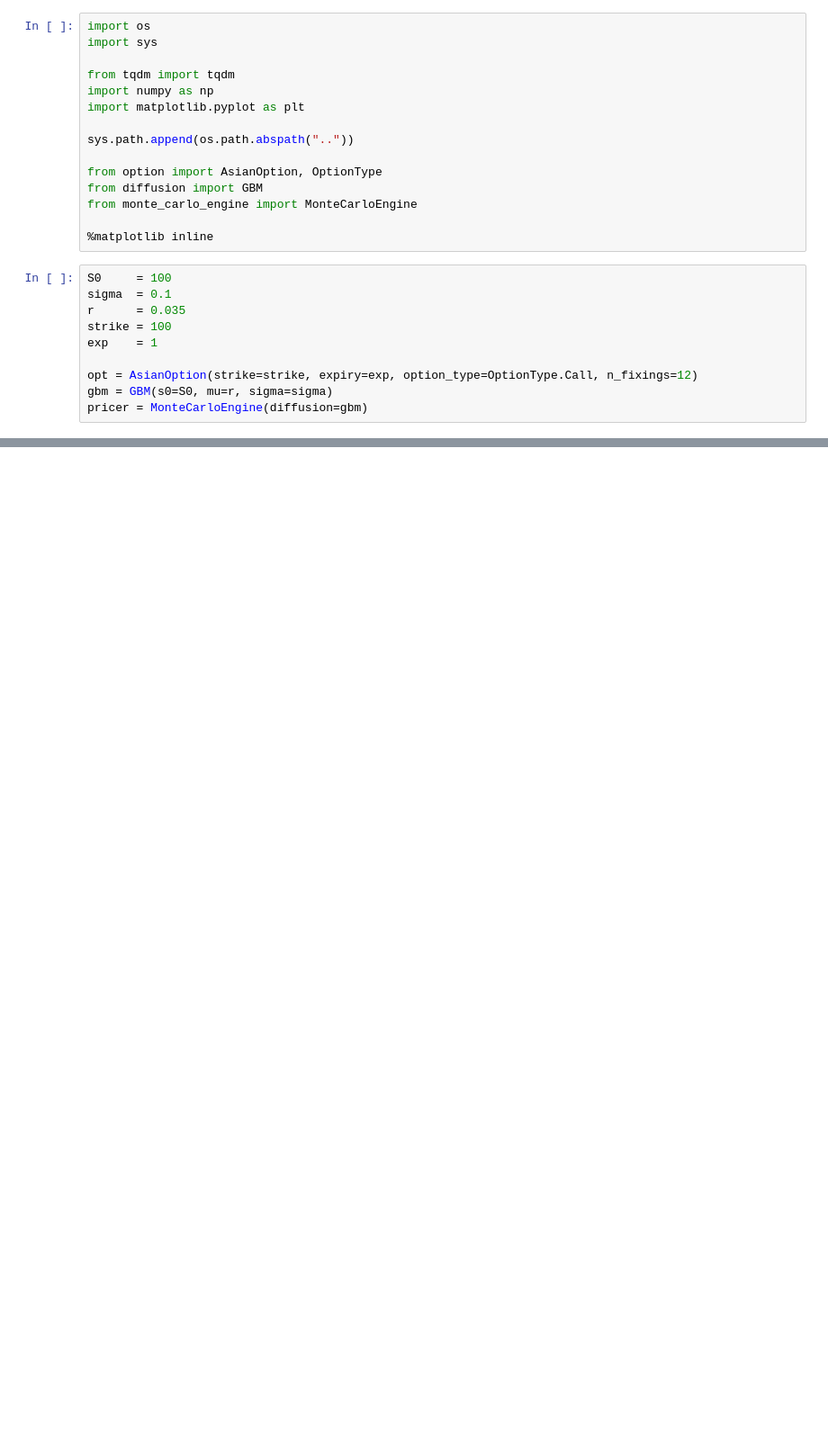
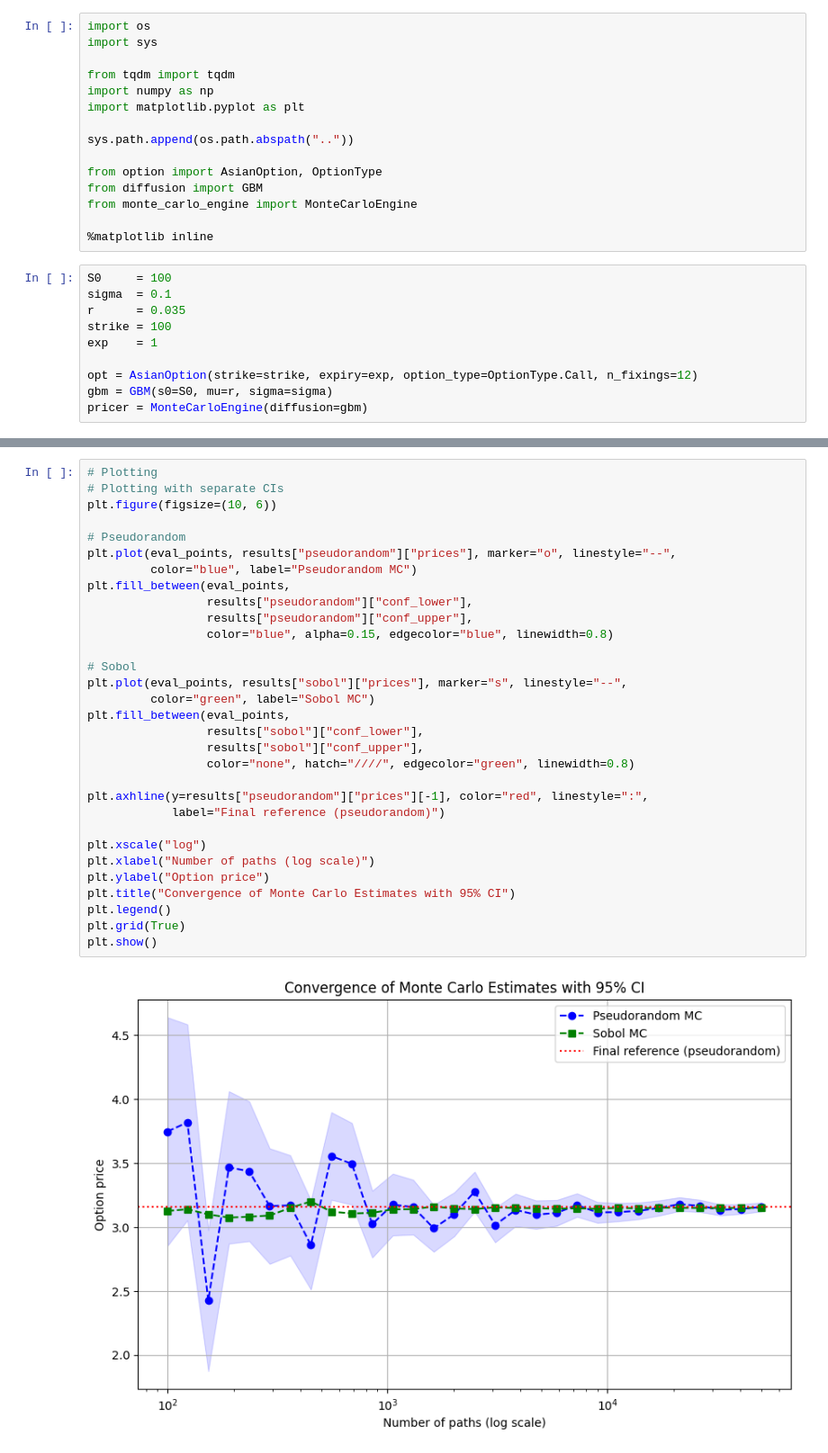
Before and after one commit to Seannnnnnnnnnn/option-hedging, a Jupyter notebook: notebooks/asian_option_pricing.ipynb, the cells around one changed output, grey strips where cells are left out. Shown at 90% size. Drawn from its saved outputs; the diff is of its cells as text; blank space fills up the shorter version.

Commit message:
removed unnecessary files, added SOBOL

```diff
--- a/notebooks/asian_option_pricing.ipynb
+++ b/notebooks/asian_option_pricing.ipynb
@@ -67,0 +97,33 @@ plt.show()
+# %%
+# Plotting
+# Plotting with separate CIs
+plt.figure(figsize=(10, 6))
+
+# Pseudorandom
+plt.plot(eval_points, results["pseudorandom"]["prices"], marker="o", linestyle="--",
+         color="blue", label="Pseudorandom MC")
+plt.fill_between(eval_points,
+                 results["pseudorandom"]["conf_lower"],
+                 results["pseudorandom"]["conf_upper"],
+                 color="blue", alpha=0.15, edgecolor="blue", linewidth=0.8)
+
+# Sobol
+plt.plot(eval_points, results["sobol"]["prices"], marker="s", linestyle="--",
+         color="green", label="Sobol MC")
+plt.fill_between(eval_points,
+                 results["sobol"]["conf_lower"],
+                 results["sobol"]["conf_upper"],
+                 color="none", hatch="////", edgecolor="green", linewidth=0.8)
+
+plt.axhline(y=results["pseudorandom"]["prices"][-1], color="red", linestyle=":",
+            label="Final reference (pseudorandom)")
+
+plt.xscale("log")
+plt.xlabel("Number of paths (log scale)")
+plt.ylabel("Option price")
+plt.title("Convergence of Monte Carlo Estimates with 95% CI")
+plt.legend()
+plt.grid(True)
+plt.show()
+# %% [output]
+[figure, added]
```
Also changed, not shown: parts of 5 cells of this notebook, 3 other files.
